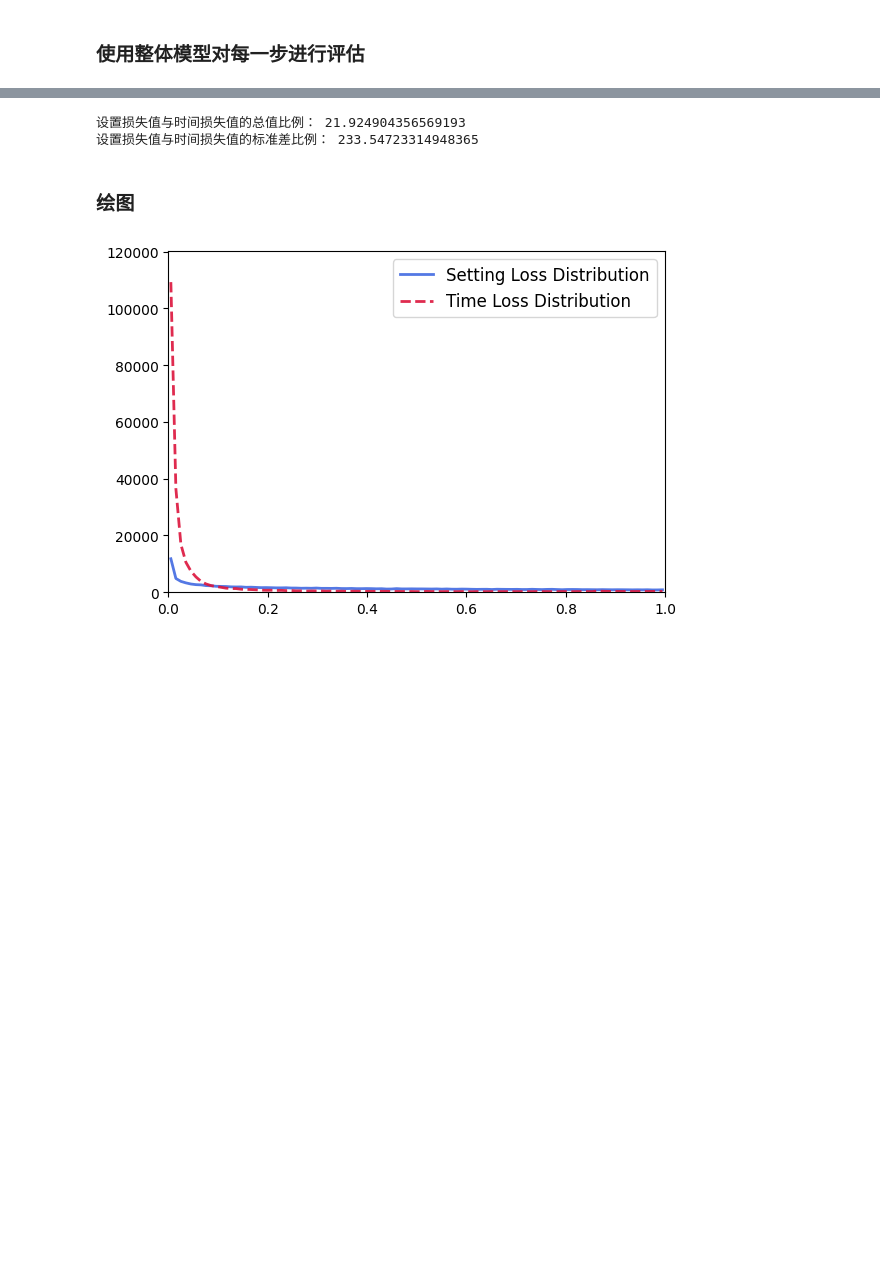
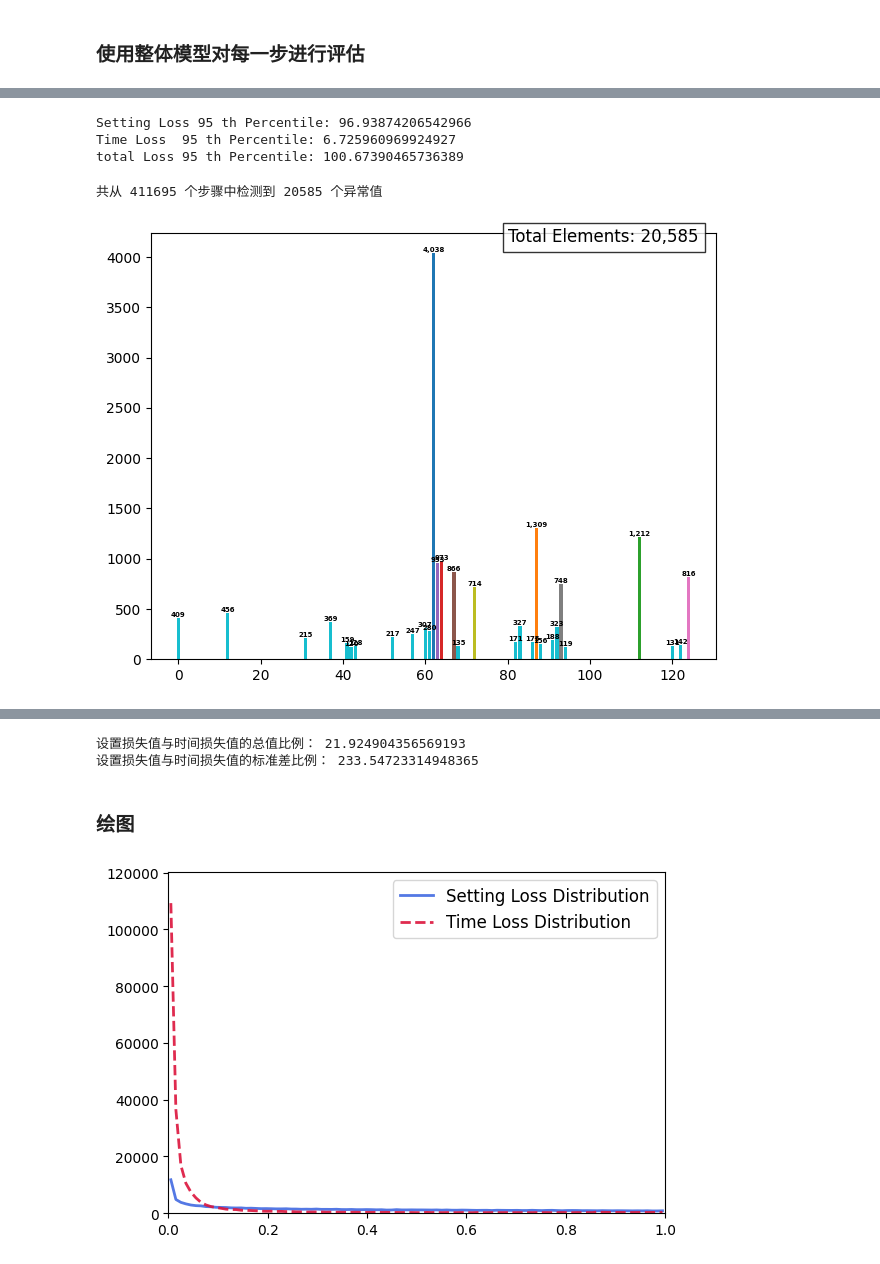
Before and after one commit to ArgentumWolf/LossPrune, a Jupyter notebook: LossPrune.ipynb, the cells around one changed output, grey strips where cells are left out. Drawn from its saved outputs; the diff is of its cells as text; code cells hidden in the pictures; blank space fills up the shorter version.

Commit message:
修改LossPrune,增加了使用特化模型计算阈值,以及减去最小的部分阈值的代码

```diff
--- a/LossPrune.ipynb
+++ b/LossPrune.ipynb
@@ -331,0 +365,55 @@ set(final_assignment_list)
+# %%
+#将损失列表展平
+#setting_loss_distribution 和 time_loss_distribution分别为设置和时间的损失值展平
+setting_loss_distribution=[item for list_item in setting_loss_list for item in list_item]
+time_loss_distribution=[item for list_item in time_loss_list for item in list_item]
+#Total_step_length为所有步骤的总数
+total_step_length=len(setting_loss_distribution)
+#将两种损失相加，得到每个步骤的总损失total_loss_distribution
+total_loss_distribution=[setting_loss_distribution[i] + time_loss_distribution[i] for i in range(len(setting_loss_distribution))]
+# %%
+threshold=95
+setting_threshold = np.percentile(setting_loss_distribution, threshold)
+time_threshold = np.percentile(time_loss_distribution, threshold)
+print("Setting Loss",threshold,"th Percentile:", setting_threshold,"\nTime Loss ",threshold,"th Percentile:", time_threshold)
+total_threshold = np.percentile(total_loss_distribution, threshold)
+print("total Loss",threshold,"th Percentile:", total_threshold)
+# %% [output]
+Setting Loss 95 th Percentile: 96.93874206542966
+Time Loss  95 th Percentile: 6.725960969924927
+total Loss 95 th Percentile: 100.67390465736389
+# %%
+outliers = [(i, j) for i, chain in enumerate(total_loss_list) for j, loss in enumerate(chain) if loss > total_threshold]
+print("共从",total_step_length,"个步骤中检测到",len(outliers),"个异常值")
+# %% [output]
+共从 411695 个步骤中检测到 20585 个异常值
+# %%
+#先绘制被标记setting分布
+Pruned_Setting=[loaded_list[i][0]["combined_setting"].values[j+1] for i, j in outliers] # 仅保留异常值对应的序列
+result = Counter(Pruned_Setting).most_common(30)
+elements, counts = zip(*result)
+
+# 绘制条形图
+colors = plt.cm.tab10(np.arange(len(elements)))
+bars = plt.bar(elements, counts, color=colors)
+
+# 添加数据标签
+for bar in bars:
+    height = bar.get_height()
+    plt.text(bar.get_x() + bar.get_width()/2., height,
+             f'{height:,}',  # 格式化数字添加千位分隔符
+             ha='center', va='bottom',
+             fontsize=5, fontweight='bold')
+
+    # 添加总数信息
+total = len(Pruned_Setting)
+plt.figtext(0.95, 0.95, f'Total Elements: {total:,}',
+            ha='right', fontsize=12, bbox=dict(facecolor='white', alpha=0.8))
+
+# 调整布局
+plt.tight_layout()
+
+# 显示图表
+plt.show()
+# %% [output]
+[figure, added]
```
Also changed, not shown: parts of 44 cells of this notebook.
